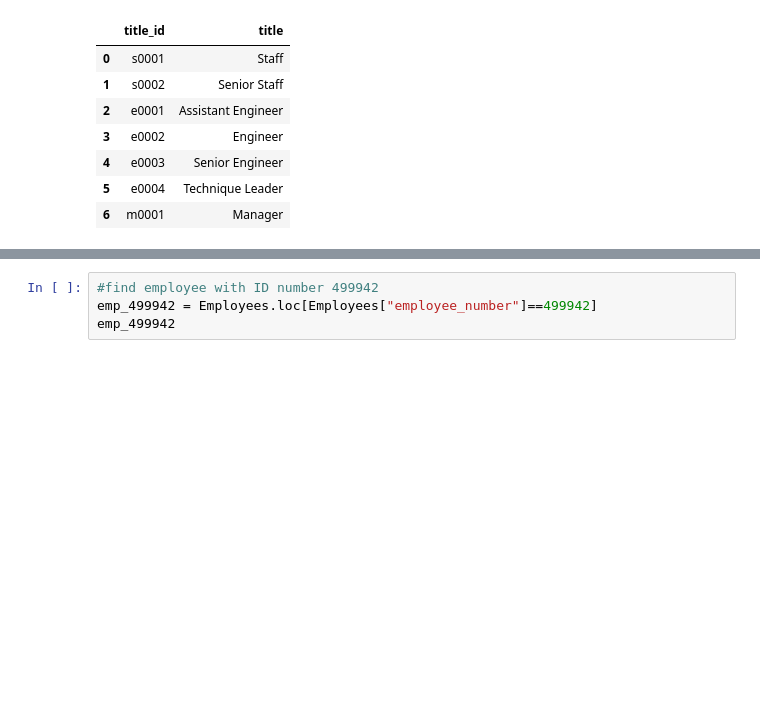
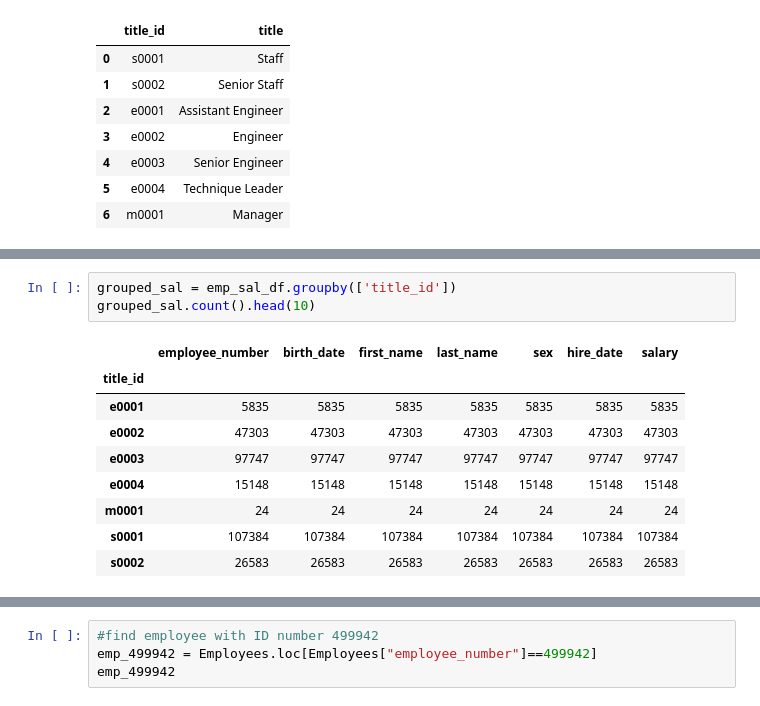
Before and after one commit to AliciaAPerez/Data_Engineering_and_Analysis_of_Employee_Data_with_SQL, a Jupyter notebook: Employee_Analysis/Employee_Analysis.ipynb, the cells around one changed output, grey strips where cells are left out. Cells and saved outputs as stored; diff of their text form; blank space fills up the shorter version.

```diff
--- a/Employee_Analysis/Employee_Analysis.ipynb
+++ b/Employee_Analysis/Employee_Analysis.ipynb
@@ -130,0 +149,13 @@ matplotlib.pyplot.savefig("Common_Salary_Ranges")
+# %%
+grouped_sal = emp_sal_df.groupby(['title_id'])
+grouped_sal.count().head(10)
+# %% [output]
+|  | employee_number | birth_date | first_name | last_name | sex | hire_date | salary |
+| title_id |  |  |  |  |  |  |  |
+| e0001 | 5835 | 5835 | 5835 | 5835 | 5835 | 5835 | 5835 |
+| e0002 | 47303 | 47303 | 47303 | 47303 | 47303 | 47303 | 47303 |
+| e0003 | 97747 | 97747 | 97747 | 97747 | 97747 | 97747 | 97747 |
+| e0004 | 15148 | 15148 | 15148 | 15148 | 15148 | 15148 | 15148 |
+| m0001 | 24 | 24 | 24 | 24 | 24 | 24 | 24 |
+| s0001 | 107384 | 107384 | 107384 | 107384 | 107384 | 107384 | 107384 |
+| s0002 | 26583 | 26583 | 26583 | 26583 | 26583 | 26583 | 26583 |
```
Also changed, not shown: parts of 10 cells of this notebook, 3 other files.
